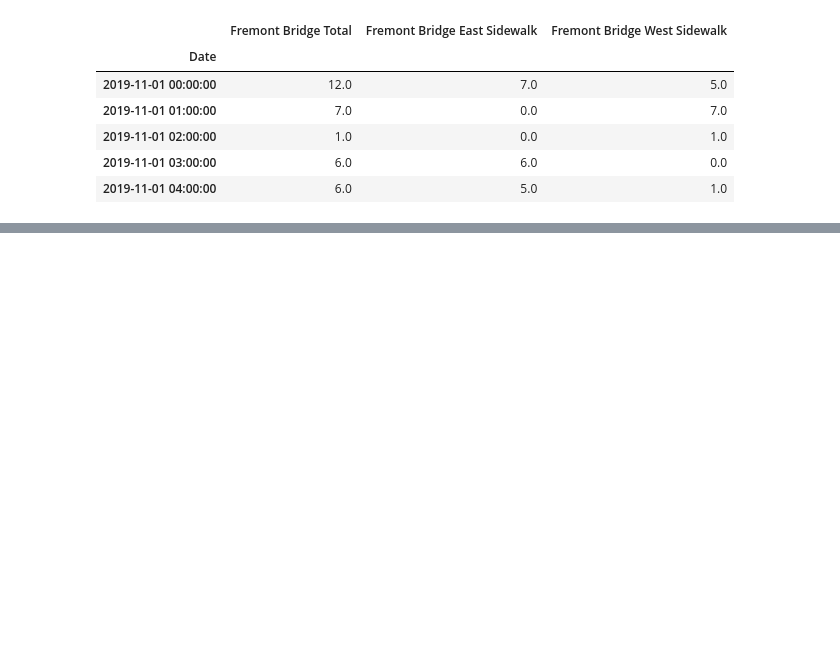
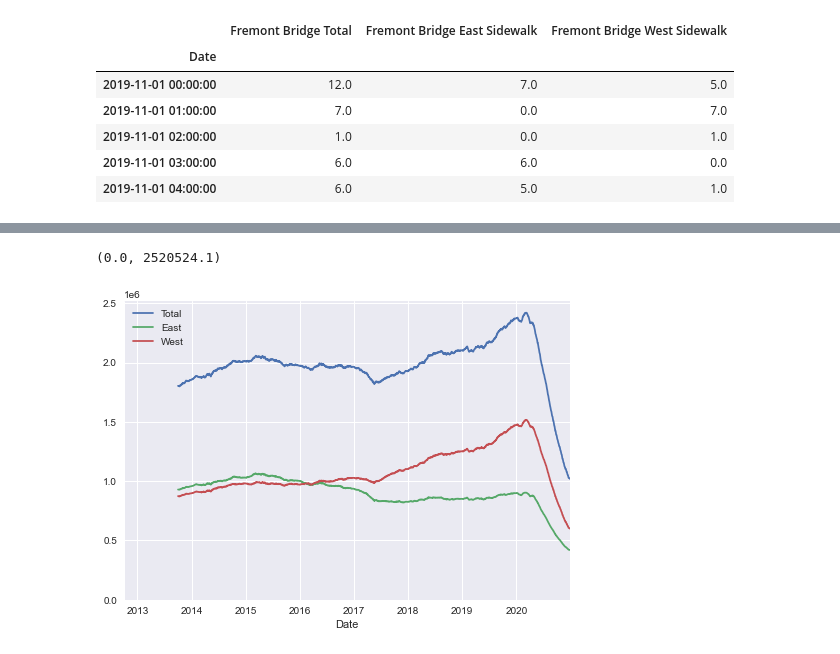
Before and after one commit to varconstantine/reference-data-science-projects, a Jupyter notebook: reproducible-data-analysis/jupyter-workflow.ipynb, the cells around one changed output, grey strips where cells are left out. Saved outputs shown, nothing was run; the diff lists cells and outputs as text; code cells hidden in the pictures; blank space fills up the shorter version.

```diff
--- a/reproducible-data-analysis/jupyter-workflow.ipynb
+++ b/reproducible-data-analysis/jupyter-workflow.ipynb
@@ -38,0 +48,8 @@ fremont_df.resample('W').sum().plot()
+# %%
+# Plot the annual trend
+
+ax = fremont_df.resample('D').sum().rolling(365).sum().plot()
+ax.set_ylim(0, None)
+# %% [output]
+(0.0, 2520524.1)
+[figure, added]
```
Also changed, not shown: parts of 7 cells of this notebook.
